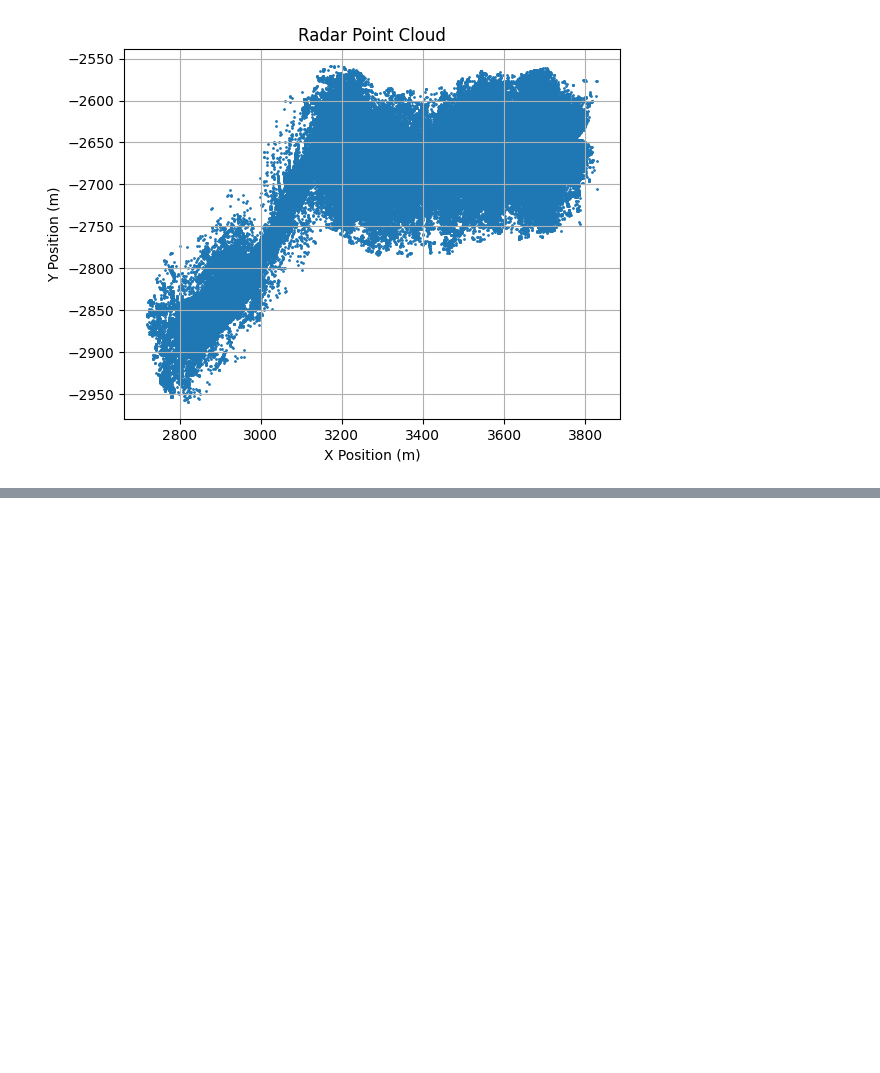
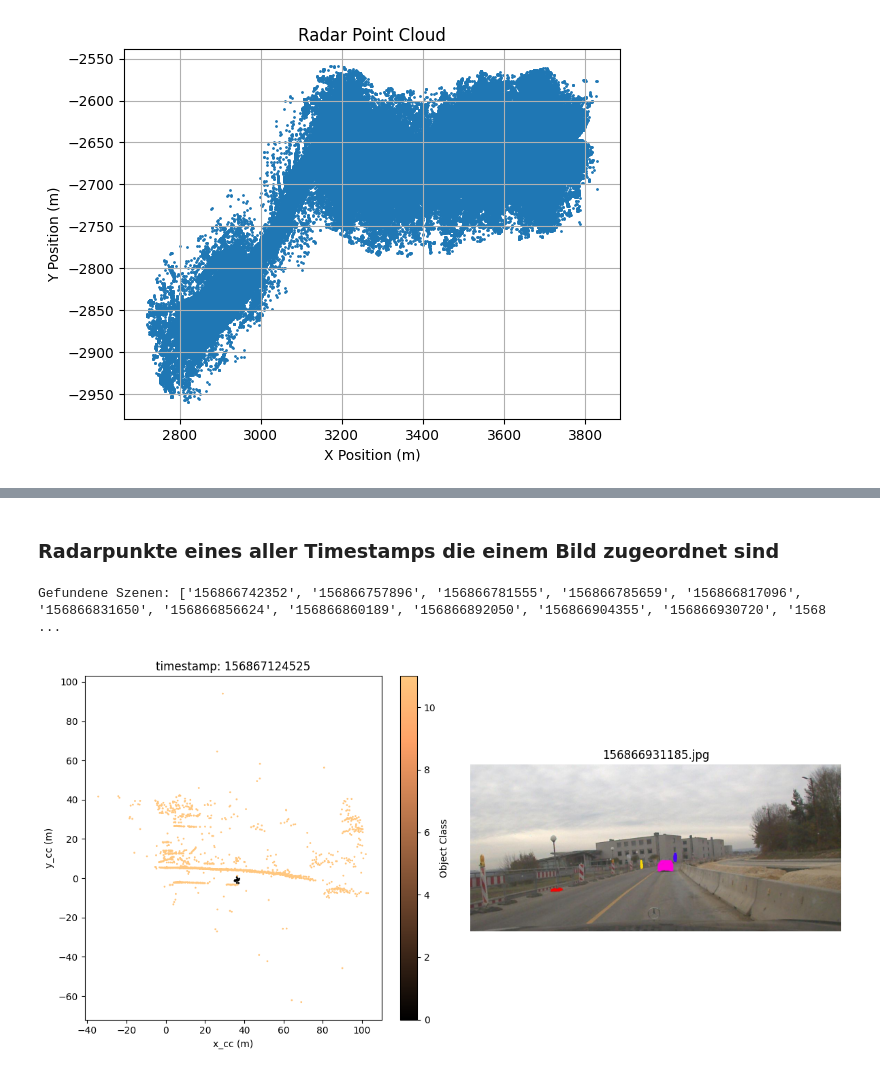
Before and after one commit to linuswsnr/PointCloudDataClusterung, a Jupyter notebook: notebookLinus.ipynb, the cells around one changed output, grey strips where cells are left out. Saved outputs shown, nothing was run; the diff lists cells and outputs as text; code cells hidden in the pictures; blank space fills up the shorter version.

Commit message:
add Notizen, in notebookLinus add cell to visualize all data of one picture

```diff
--- a/notebookLinus.ipynb
+++ b/notebookLinus.ipynb
@@ -141,0 +144,61 @@ RadarScenes/RadarScenes/data/sequence_2/scenes.json
+# %% [markdown]
+### Radarpunkte eines aller Timestamps die einem Bild zugeordnet sind
+# %%
+import json
+import h5py
+import matplotlib.pyplot as plt
+
+# Define the image name to search for
+target_image_name = "156866931185.jpg"
+picture = target_image_name
+
+# Load the JSON data from the file
+with open('RadarScenes/RadarScenes/data/sequence_1/scenes.json', 'r') as file:
+    data = json.load(file)
+
+matching_scene_names = [timestamp for timestamp, scene in data['scenes'].items() if scene['image_name'] == target_image_name]
+print("Gefundene Szenen:", matching_scene_names)
+
+# Load radar data from HDF5 file
+with h5py.File(file_path, 'r') as h5_file:
+    radar_data = h5_file['radar_data'][:]
+
+x_cc = []
+y_cc = []
+labels = []
+for timestamp in matching_scene_names:
+    # Filter aufstellen: Nur Einträge mit gleichem Timestamp
+    mask = radar_data["timestamp"][:] == int(timestamp)
+    if not mask.any():
+        print(f"Keine Daten für Timestamp: {timestamp}")
+    x_cc.extend(radar_data['x_cc'][mask])
+    y_cc.extend(radar_data['y_cc'][mask])
+    labels.extend(radar_data['label_id'][mask])
+
+# Plot the point cloud
+fig, (ax1, ax2) = plt.subplots(1, 2, figsize=(12, 6))
+
+# Plot the point cloud
+scatter = ax1.scatter(x_cc, y_cc, c=labels, cmap='copper', s=1)
+cbar = plt.colorbar(scatter, ax=ax1, label='Object Class')
+ax1.set_xlabel('x_cc (m)')
+ax1.set_ylabel('y_cc (m)')
+ax1.set_title("timestamp: " + str(timestamp))
+ax1.axis('equal')
+
+# Plot picture
+annotations_path = 'RadarScenes/RadarScenes/data/sequence_1/scenes.json'
+with open(annotations_path, 'r', encoding='utf-8') as json_file:
+    annotations = json.load(json_file)
+image_name = annotations["scenes"][str(timestamp)]["image_name"]
+image_path = 'RadarScenes/RadarScenes/data/sequence_1/camera/' + image_name
+image = plt.imread(image_path)
+ax2.imshow(image)
+ax2.axis('off')  # Achsen ausblenden
+ax2.set_title(image_name)
+
+plt.tight_layout()
+plt.show()
+# %% [output]
+Gefundene Szenen: ['156866742352', '156866757896', '156866781555', '156866785659', '156866817096', '156866831650', '156866856624', '156866860189', '156866892050', '156866904355', '156866930720', '1568 ...
+[figure, added]
```
Also changed, not shown: parts of 2 cells of this notebook, 1 other file.
